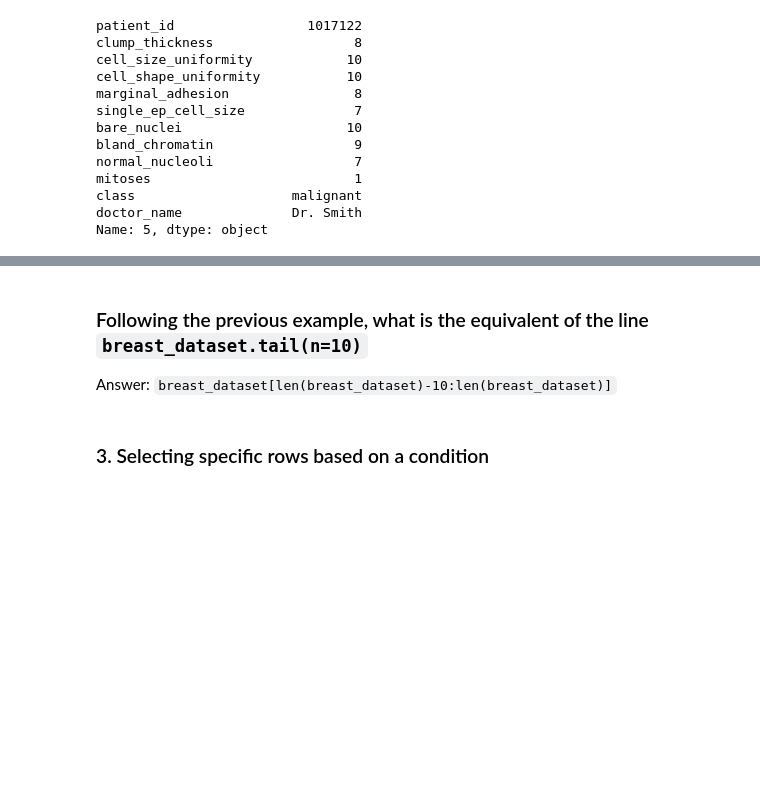
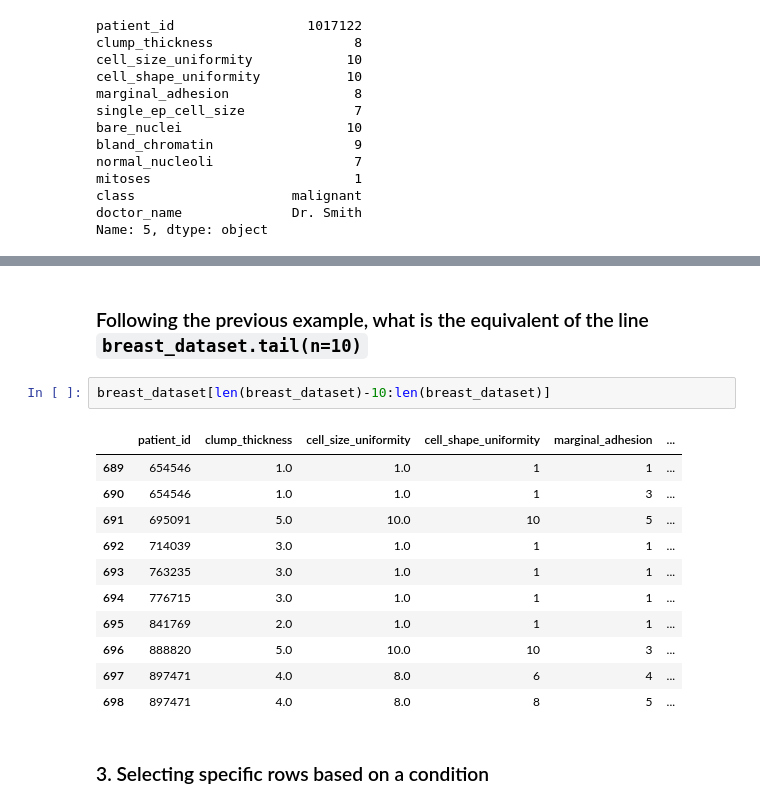
Before and after one commit to ladyson1806/AEBINUM, a Jupyter notebook: datatrek_2021/Data_Processing_Python_correction.ipynb, the cells around one changed output, grey strips where cells are left out. Drawn from its saved outputs; the diff is of its cells as text; blank space fills up the shorter version.

```diff
--- a/datatrek_2021/Data_Processing_Python_correction.ipynb
+++ b/datatrek_2021/Data_Processing_Python_correction.ipynb
@@ -322,7 +326,19 @@ breast_dataset[0:10] #### same as breast_dataset.head(n=10)
 # %% [markdown]
 ### Following the previous example, what is the equivalent of the line `breast_dataset.tail(n=10)`
-
-Answer: `breast_dataset[len(breast_dataset)-10:len(breast_dataset)]`
+# %%
+breast_dataset[len(breast_dataset)-10:len(breast_dataset)]
+# %% [output]
+|  | patient_id | clump_thickness | cell_size_uniformity | cell_shape_uniformity | marginal_adhesion | ... |
+| 689 | 654546 | 1.0 | 1.0 | 1 | 1 | ... |
+| 690 | 654546 | 1.0 | 1.0 | 1 | 3 | ... |
+| 691 | 695091 | 5.0 | 10.0 | 10 | 5 | ... |
+| 692 | 714039 | 3.0 | 1.0 | 1 | 1 | ... |
+| 693 | 763235 | 3.0 | 1.0 | 1 | 1 | ... |
+| 694 | 776715 | 3.0 | 1.0 | 1 | 1 | ... |
+| 695 | 841769 | 2.0 | 1.0 | 1 | 1 | ... |
+| 696 | 888820 | 5.0 | 10.0 | 10 | 3 | ... |
+| 697 | 897471 | 4.0 | 8.0 | 6 | 4 | ... |
+| 698 | 897471 | 4.0 | 8.0 | 8 | 5 | ... |
 # %% [markdown]
 ### 3. Selecting specific rows based on a condition
 # %%
```
Also changed, not shown: parts of 31 cells of this notebook.
